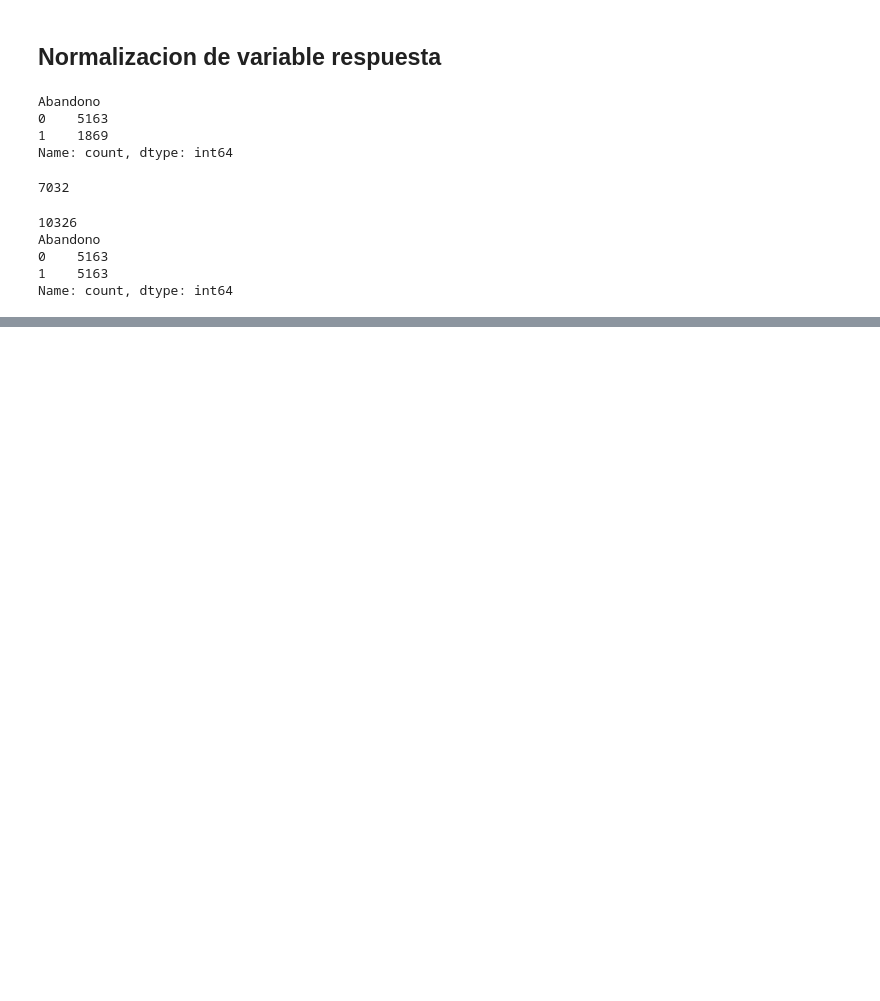
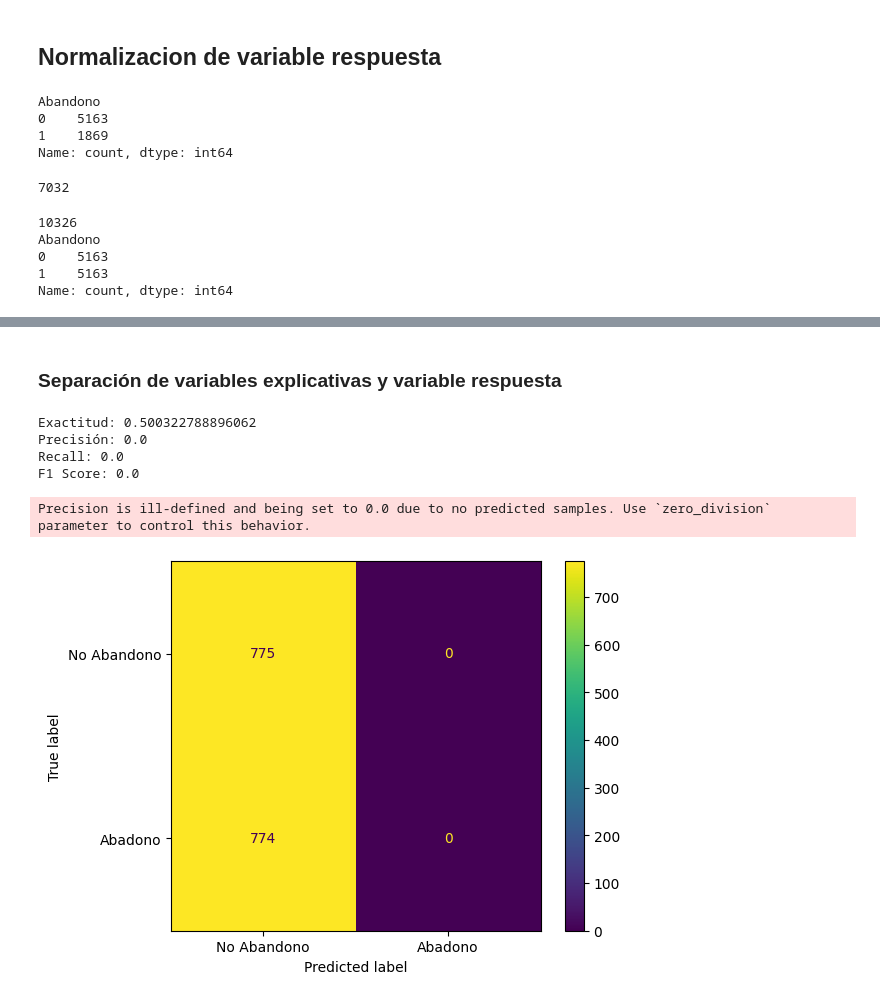
Before and after one commit to ErikGzz03TEC/Challenge_Telecom_X_parte_2, a Jupyter notebook: Challenge_TelecomX_2.ipynb, the cells around one changed output, grey strips where cells are left out. Saved outputs shown, nothing was run; the diff lists cells and outputs as text; code cells hidden in the pictures; blank space fills up the shorter version.

Commit message:
Balanceo de datos, creacion de modelo dummy y creacion de formula para evaluar modelos

```diff
--- a/Challenge_TelecomX_2.ipynb
+++ b/Challenge_TelecomX_2.ipynb
@@ -455,0 +606,2 @@ Name: count, dtype: int64
+# %% [markdown]
+### Separación de variables explicativas y variable respuesta
@@ -455,0 +610,7 @@ Name: count, dtype: int64
+# %%
+X = X_balanceada
+y = y_balanceada
+
+# 70% entrenamiento, 15% test y 15% validación
+X_train, X_temp, y_train, y_temp = train_test_split(X, y, test_size=0.30, stratify=y, random_state=5)
+X_val, X_test, y_val, y_test = train_test_split(X_temp, y_temp, test_size=0.50, stratify=y_temp, random_state=5)
@@ -455,0 +624,23 @@ Name: count, dtype: int64
+# %%
+def evaluacion_modelos(y_test,y_pred):
+    print(f'Exactitud: {accuracy_score(y_test, y_pred)}')
+    print(f'Precisión: {precision_score(y_test, y_pred)}')
+    print(f'Recall: {recall_score(y_test,y_pred)}')
+    print(f'F1 Score: {f1_score(y_test,y_pred)}')
+    matriz_confusion_modelo = confusion_matrix(y_test,y_pred)
+    visualizacion_matriz_confusion = ConfusionMatrixDisplay(matriz_confusion_modelo, display_labels=['No Abandono', 'Abadono'])
+    visualizacion_matriz_confusion.plot();
+# %%
+modelo_dummy = DummyClassifier()
+
+modelo_dummy.fit(X_train,y_train)
+y_pred_dummy = modelo_dummy.predict(X_val)
+
+resultados_dummy = evaluacion_modelos(y_val,y_pred_dummy)
+# %% [output]
+Exactitud: 0.500322788896062
+Precisión: 0.0
+Recall: 0.0
+F1 Score: 0.0
+Precision is ill-defined and being set to 0.0 due to no predicted samples. Use `zero_division` parameter to control this behavior.
+[figure, added]
```
Also changed, not shown: parts of 35 cells of this notebook.
